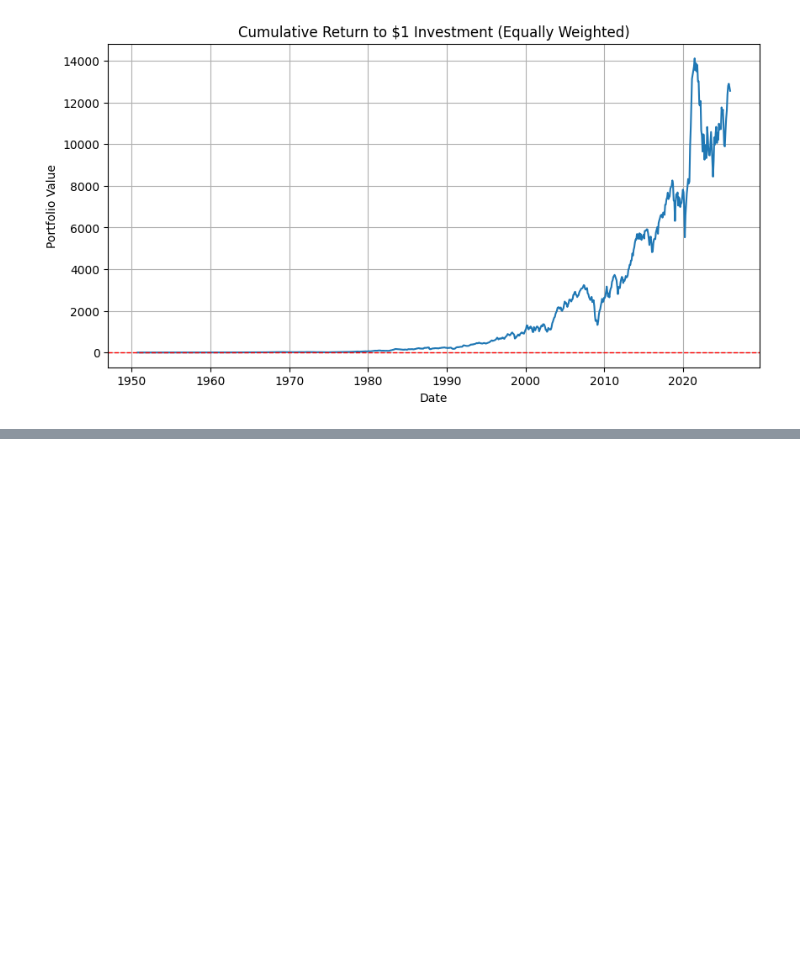
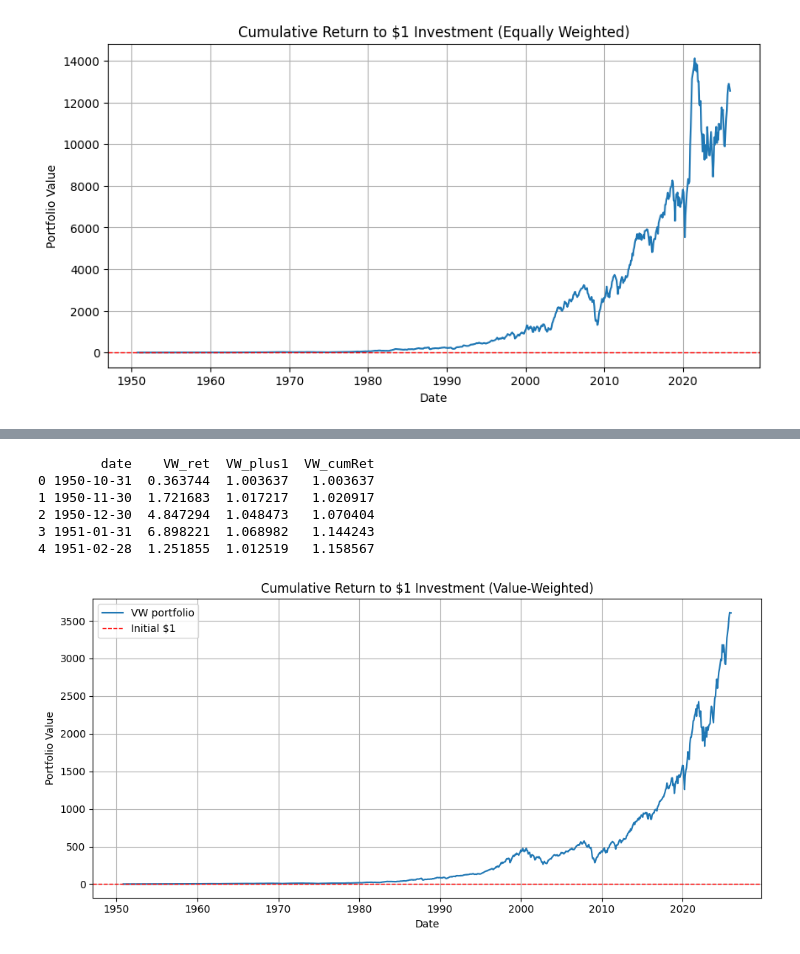
Before and after one commit to dhirajkk91/CCM_dataset, a Jupyter notebook: data_expo.ipynb, the cells around one changed output, grey strips where cells are left out. Cells and saved outputs as stored; diff of their text form; code cells hidden in the pictures; blank space fills up the shorter version.

Commit message:
Value weighted portfolio and comparision

```diff
--- a/data_expo.ipynb
+++ b/data_expo.ipynb
@@ -214,0 +327,23 @@ plt.show()
+# %%
+print(vw_port.head())
+# %% [output]
+        date    VW_ret  VW_plus1  VW_cumRet
+0 1950-10-31  0.363744  1.003637   1.003637
+1 1950-11-30  1.721683  1.017217   1.020917
+2 1950-12-30  4.847294  1.048473   1.070404
+3 1951-01-31  6.898221  1.068982   1.144243
+4 1951-02-28  1.251855  1.012519   1.158567
+# %%
+plt.figure(figsize=(10, 5))
+plt.plot(vw_port['date'], vw_port['VW_cumRet'], label='VW portfolio')
+plt.axhline(1.0, color='red', linestyle='--', linewidth=1, label='Initial $1')
+
+plt.title('Cumulative Return to $1 Investment (Value-Weighted)')
+plt.xlabel('Date')
+plt.ylabel('Portfolio Value')
+plt.grid(True)
+plt.legend()
+plt.tight_layout()
+plt.show()
+# %% [output]
+[figure, added]
```
Also changed, not shown: parts of 7 cells of this notebook.
